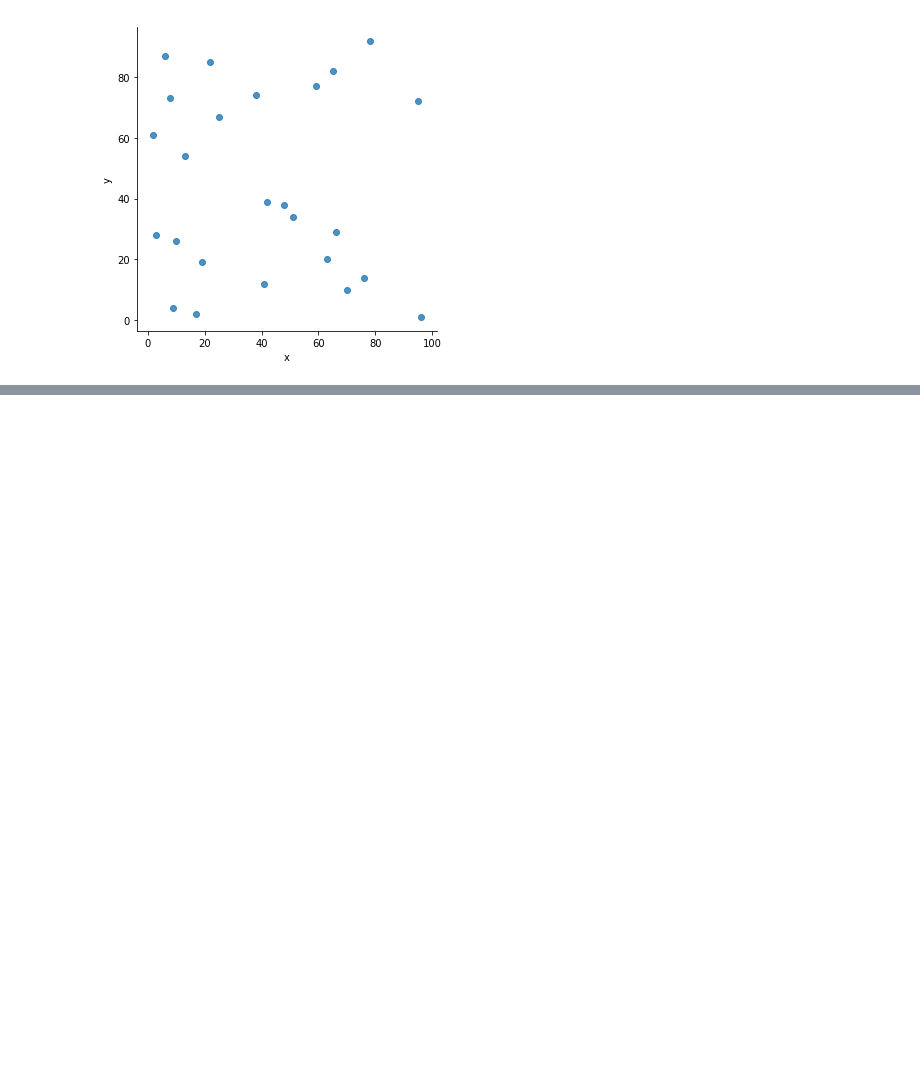
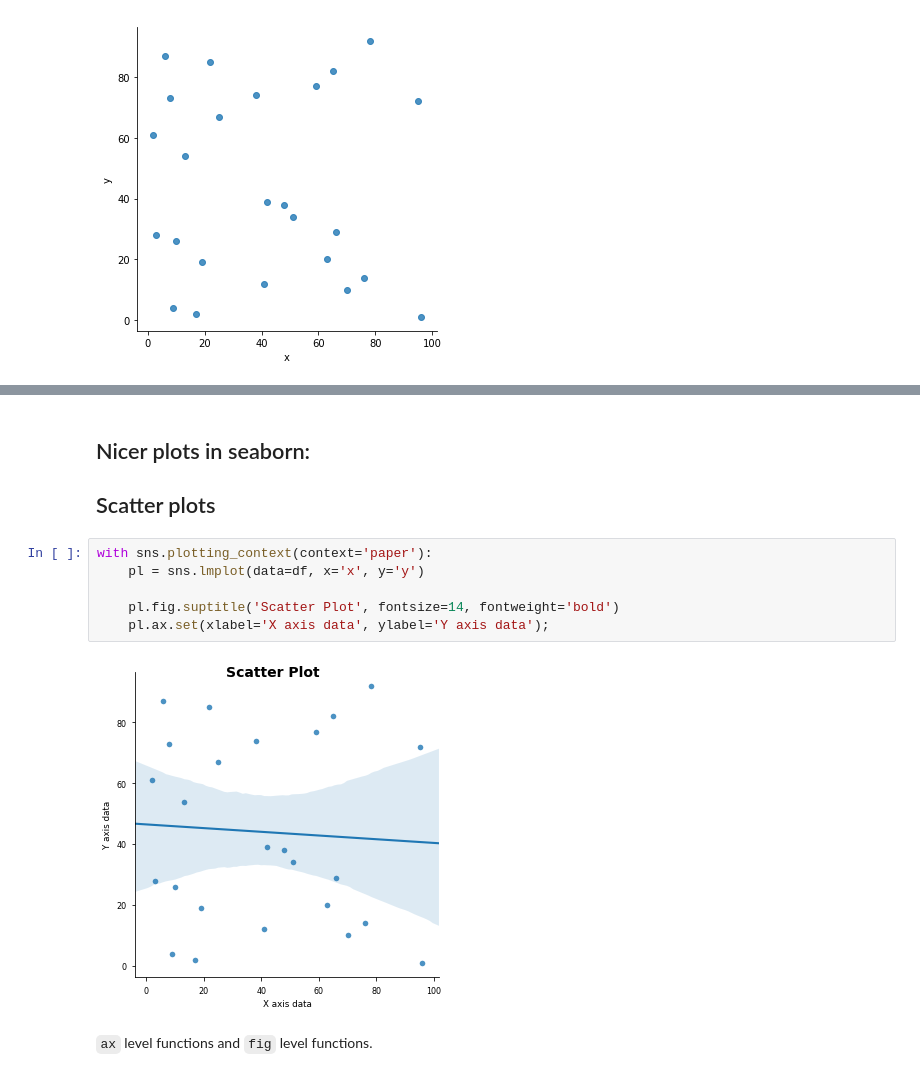
Before and after one commit to jaspajjr/pydata-visualisation, a Jupyter notebook: seaborn-plotting.ipynb, the cells around one changed output, grey strips where cells are left out. Saved outputs shown, nothing was run; the diff lists cells and outputs as text; blank space fills up the shorter version.

```diff
--- a/seaborn-plotting.ipynb
+++ b/seaborn-plotting.ipynb
@@ -39,0 +55,14 @@ sns.lmplot('x', 'y', data=df, fit_reg=False)
+# %% [markdown]
+## Nicer plots in seaborn:
+
+## Scatter plots
+# %%
+with sns.plotting_context(context='paper'):
+    pl = sns.lmplot(data=df, x='x', y='y')
+
+    pl.fig.suptitle('Scatter Plot', fontsize=14, fontweight='bold')
+    pl.ax.set(xlabel='X axis data', ylabel='Y axis data');
+# %% [output]
+[figure, added]
+# %% [markdown]
+`ax` level functions and `fig` level functions.
```
Also changed, not shown: parts of 4 cells of this notebook.
